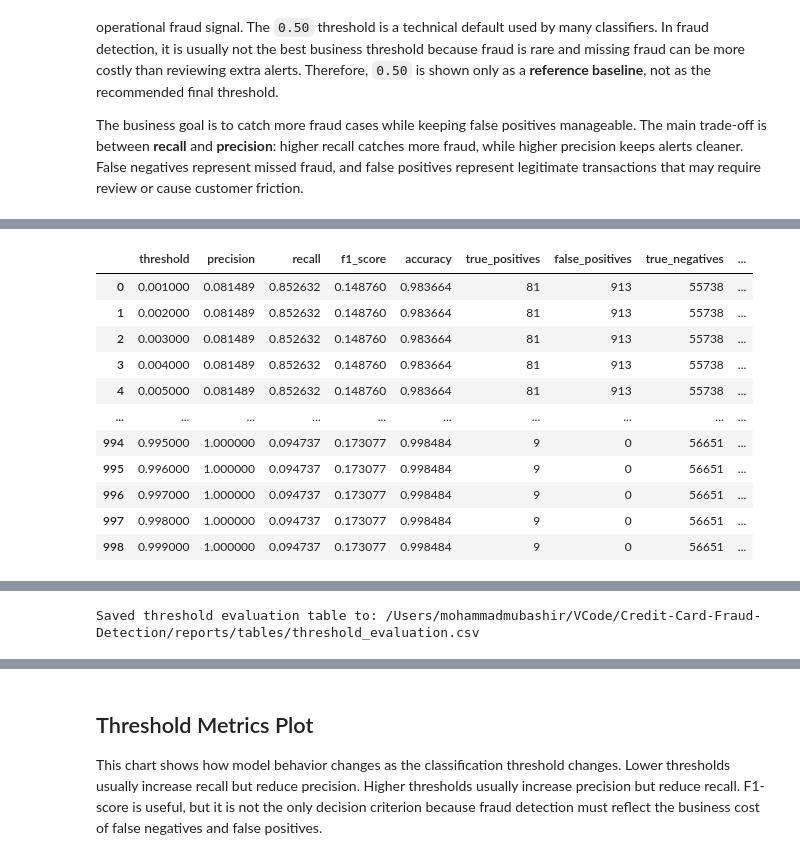
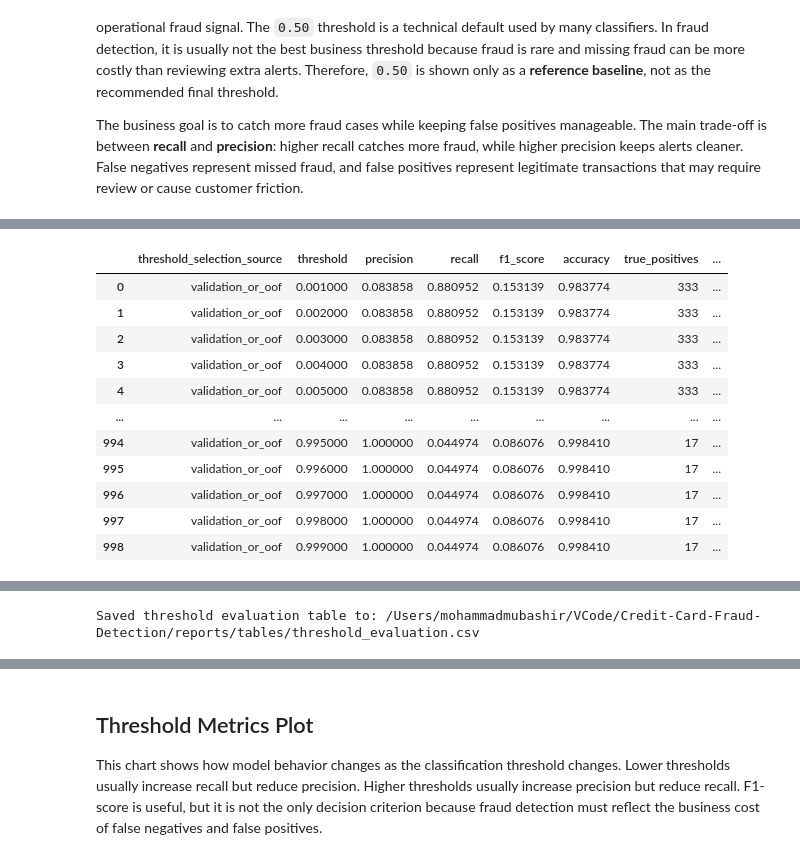
Before and after one commit to mmubashir95/Credit-Card-Fraud-Detection, a Jupyter notebook: notebooks/15_threshold_tuning.ipynb, the cells around one changed output, grey strips where cells are left out. Saved outputs shown, nothing was run; the diff lists cells and outputs as text; code cells hidden in the pictures.

Commit message:
Use OOF threshold selection workflow

```diff
--- a/notebooks/15_threshold_tuning.ipynb
+++ b/notebooks/15_threshold_tuning.ipynb
@@ -53,6 +55,7 @@ from src.config import PROJECT_ROOT
 
 NOTEBOOK_NAME = "15_threshold_tuning"
 MODEL_NAME = "Random Forest"
+MODEL_NAME_KEY = "random_forest"
 TARGET_COLUMN = "Class"
 
 TRAINING_NOTEBOOK_NAME = "13_model_training"
@@ -60,9 +63,21 @@ TRAINING_TABLES_DIR = PROJECT_ROOT / "reports" / "tables" / TRAINING_NOTEBOOK_NA
 TRAINING_ARTIFACTS_DIR = PROJECT_ROOT / "artifacts" / TRAINING_NOTEBOOK_NAME
 
 PREDICTIONS_FILE = TRAINING_TABLES_DIR / "baseline_test_predictions.csv"
+OOF_PREDICTIONS_FILE = TRAINING_TABLES_DIR / "cv_oof_predictions.csv"
 RANDOM_FOREST_ARTIFACT_FILE = TRAINING_ARTIFACTS_DIR / "baseline_random_forest.joblib"
 SPLIT_IDS_FILE = TRAINING_ARTIFACTS_DIR / "train_test_split_ids.json"
 SELECTED_DATA_FILE = PROJECT_ROOT / "data" / "processed" / "creditcard_selected_features.csv"
+
+CANDIDATE_THRESHOLD_SELECTION_FILES = [
+    OOF_PREDICTIONS_FILE,
+    TRAINING_TABLES_DIR / "validation_predictions.csv",
+    TRAINING_TABLES_DIR / "random_forest_validation_predictions.csv",
+    PROJECT_ROOT / "reports" / "tables" / "oof_predictions.csv",
+    PROJECT_ROOT / "reports" / "tables" / "validation_predictions.csv",
+    PROJECT_ROOT / "reports" / "tables" / "train_oof_predictions.csv",
+    PROJECT_ROOT / "reports" / "tables" / "model_validation_predictions.csv",
+    PROJECT_ROOT / "reports" / "tables" / "random_forest_validation_predictions.csv",
+]
 
 ARTIFACTS_DIR = PROJECT_ROOT / "artifacts"
 REPORTS_TABLES_DIR = PROJECT_ROOT / "reports" / "tables"
@@ -77,7 +92,8 @@ pd.set_option("display.float_format", lambda value: f"{value:.6f}")
 sns.set_theme(style="whitegrid")
 
 print(f"Project root: {PROJECT_ROOT}")
-print(f"Prediction file: {PREDICTIONS_FILE}")
+print(f"OOF prediction file: {OOF_PREDICTIONS_FILE}")
+print(f"Holdout prediction file: {PREDICTIONS_FILE}")
 print(f"Selected threshold artifact: {SELECTED_THRESHOLD_FILE}")
 # %% [output]
 Project root: /Users/mohammadmubashir/VCode/Credit-Card-Fraud-Detection
@@ -185,45 +264,66 @@ This table shows how model performance changes as the fraud probability threshol
 A finer threshold grid is used because small threshold changes can meaningfully affect false positives and false negatives in imbalanced fraud detection. Each row represents one threshold from `0.001` to `0.999`. Lower thresholds usually catch more fraud cases but create more false positives. Higher thresholds usually reduce false alarms but can miss more fraud. This table is the main evidence for choosing a business review threshold.
 # %%
 def evaluate_thresholds(y_true: pd.Series, y_proba: pd.Series, thresholds: np.ndarray) -> pd.DataFrame:
+    y_true_array = np.asarray(y_true).astype(int)
+    y_proba_array = np.asarray(y_proba).astype(float)
+    positive_mask = y_true_array == 1
+    negative_mask = ~positive_mask
+    total_positive = int(positive_mask.sum())
+    total_negative = int(negative_mask.sum())
+
     rows = []
     for threshold in thresholds:
-        y_pred = (y_proba >= threshold).astype(int)
-        tn, fp, fn, tp = confusion_matrix(y_true, y_pred).ravel()
+        predicted_positive = y_proba_array >= threshold
+        tp = int((predicted_positive & positive_mask).sum())
+        fp = int((predicted_positive & negative_mask).sum())
+        fn = total_positive - tp
+        tn = total_negative - fp
+
+        precision = tp / (tp + fp) if (tp + fp) else 0.0
+        recall = tp / (tp + fn) if (tp + fn) else 0.0
+        f1 = 2 * precision * recall / (precision + recall) if (precision + recall) else 0.0
+        accuracy = (tp + tn) / len(y_true_array) if len(y_true_array) else 0.0
+
         rows.append(
             {
                 "threshold": float(threshold),
-                "precision": precision_score(y_true, y_pred, zero_division=0),
-                "recall": recall_score(y_true, y_pred, zero_division=0),
-                "f1_score": f1_score(y_true, y_pred, zero_division=0),
-                "accuracy": accuracy_score(y_true, y_pred),
-                "true_positives": int(tp),
-                "false_positives": int(fp),
-                "true_negatives": int(tn),
-                "false_negatives": int(fn),
-                "frauds_caught": int(tp),
-                "frauds_missed": int(fn),
-                "total_predicted_frauds": int(y_pred.sum()),
+                "precision": precision,
+                "recall": recall,
+                "f1_score": f1,
+                "accuracy": accuracy,
+                "true_positives": tp,
+                "false_positives": fp,
+                "true_negatives": tn,
+                "false_negatives": fn,
+                "frauds_caught": tp,
+                "frauds_missed": fn,
+                "total_predicted_frauds": int(tp + fp),
             }
         )
     return pd.DataFrame(rows).sort_values("threshold").reset_index(drop=True)
 
 
 thresholds = np.round(np.arange(0.001, 1.000, 0.001), 3)
-threshold_evaluation = evaluate_thresholds(y_true, y_proba_rf, thresholds)
+threshold_selection_evaluation = evaluate_thresholds(selection_y_true, selection_y_proba_rf, thresholds)
+threshold_selection_evaluation.insert(0, "threshold_selection_source", threshold_source)
+threshold_evaluation = threshold_selection_evaluation.copy()
 threshold_evaluation.to_csv(THRESHOLD_EVALUATION_FILE, index=False)
+
+final_holdout_threshold_evaluation = evaluate_thresholds(holdout_y_true, holdout_y_proba_rf, thresholds)
+final_holdout_threshold_evaluation.insert(0, "threshold_selection_source", "final_holdout_test_evaluation")
 
 display(threshold_evaluation)
 print(f"Saved threshold evaluation table to: {THRESHOLD_EVALUATION_FILE}")
 # %% [output]
-|  | threshold | precision | recall | f1_score | accuracy | true_positives | false_positives | true_negatives | ... |
-| 0 | 0.001000 | 0.081489 | 0.852632 | 0.148760 | 0.983664 | 81 | 913 | 55738 | ... |
-| 1 | 0.002000 | 0.081489 | 0.852632 | 0.148760 | 0.983664 | 81 | 913 | 55738 | ... |
-| 2 | 0.003000 | 0.081489 | 0.852632 | 0.148760 | 0.983664 | 81 | 913 | 55738 | ... |
-| 3 | 0.004000 | 0.081489 | 0.852632 | 0.148760 | 0.983664 | 81 | 913 | 55738 | ... |
-| 4 | 0.005000 | 0.081489 | 0.852632 | 0.148760 | 0.983664 | 81 | 913 | 55738 | ... |
-| ... | ... | ... | ... | ... | ... | ... | ... | ... | ... |
-| 994 | 0.995000 | 1.000000 | 0.094737 | 0.173077 | 0.998484 | 9 | 0 | 56651 | ... |
-| 995 | 0.996000 | 1.000000 | 0.094737 | 0.173077 | 0.998484 | 9 | 0 | 56651 | ... |
-| 996 | 0.997000 | 1.000000 | 0.094737 | 0.173077 | 0.998484 | 9 | 0 | 56651 | ... |
-| 997 | 0.998000 | 1.000000 | 0.094737 | 0.173077 | 0.998484 | 9 | 0 | 56651 | ... |
-| 998 | 0.999000 | 1.000000 | 0.094737 | 0.173077 | 0.998484 | 9 | 0 | 56651 | ... |
+|  | threshold_selection_source | threshold | precision | recall | f1_score | accuracy | true_positives | ... |
+| 0 | validation_or_oof | 0.001000 | 0.083858 | 0.880952 | 0.153139 | 0.983774 | 333 | ... |
+| 1 | validation_or_oof | 0.002000 | 0.083858 | 0.880952 | 0.153139 | 0.983774 | 333 | ... |
+| 2 | validation_or_oof | 0.003000 | 0.083858 | 0.880952 | 0.153139 | 0.983774 | 333 | ... |
+| 3 | validation_or_oof | 0.004000 | 0.083858 | 0.880952 | 0.153139 | 0.983774 | 333 | ... |
+| 4 | validation_or_oof | 0.005000 | 0.083858 | 0.880952 | 0.153139 | 0.983774 | 333 | ... |
+| ... | ... | ... | ... | ... | ... | ... | ... | ... |
+| 994 | validation_or_oof | 0.995000 | 1.000000 | 0.044974 | 0.086076 | 0.998410 | 17 | ... |
+| 995 | validation_or_oof | 0.996000 | 1.000000 | 0.044974 | 0.086076 | 0.998410 | 17 | ... |
+| 996 | validation_or_oof | 0.997000 | 1.000000 | 0.044974 | 0.086076 | 0.998410 | 17 | ... |
+| 997 | validation_or_oof | 0.998000 | 1.000000 | 0.044974 | 0.086076 | 0.998410 | 17 | ... |
+| 998 | validation_or_oof | 0.999000 | 1.000000 | 0.044974 | 0.086076 | 0.998410 | 17 | ... |
```
Also changed, not shown: parts of 27 cells of this notebook, 1 other file.
